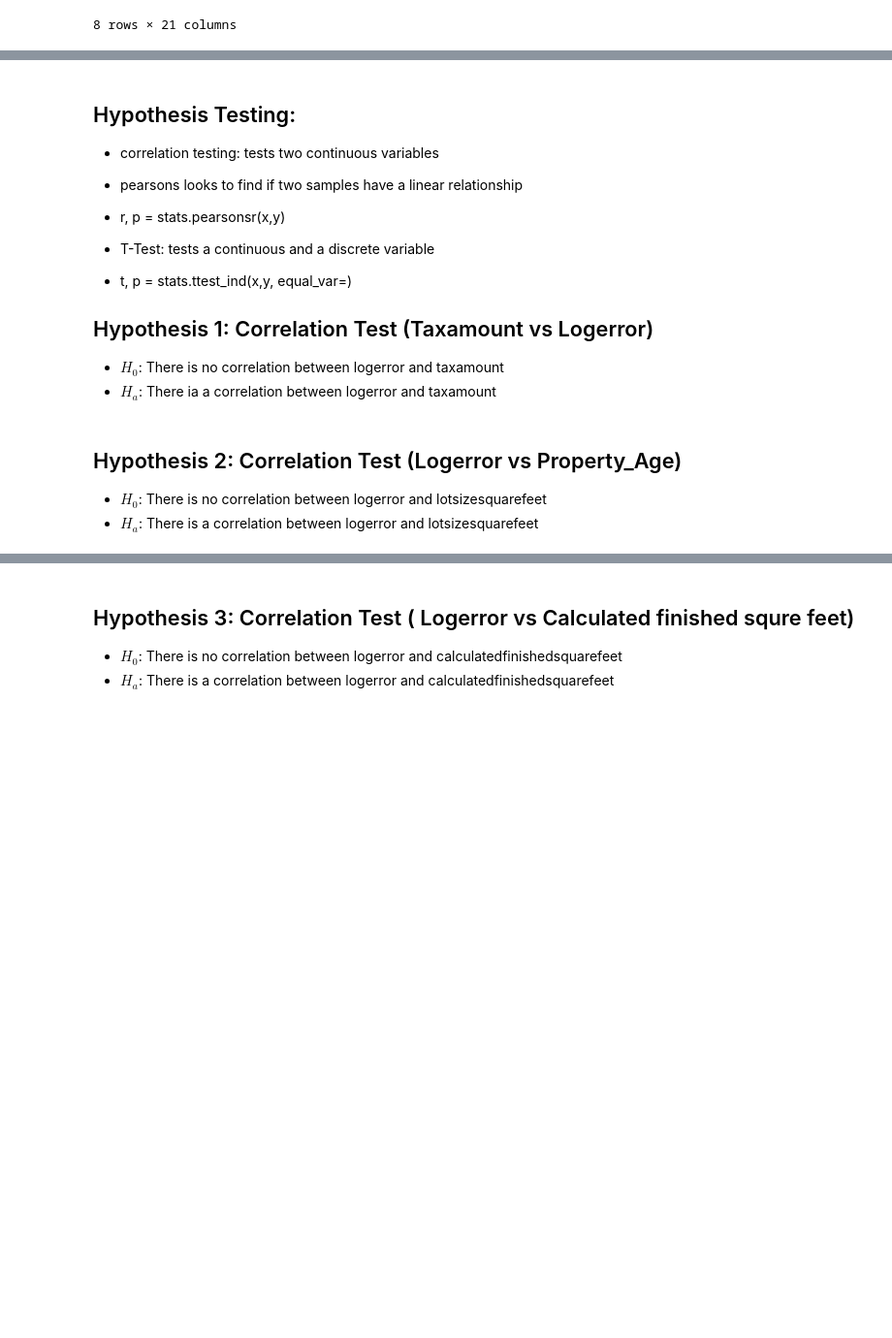
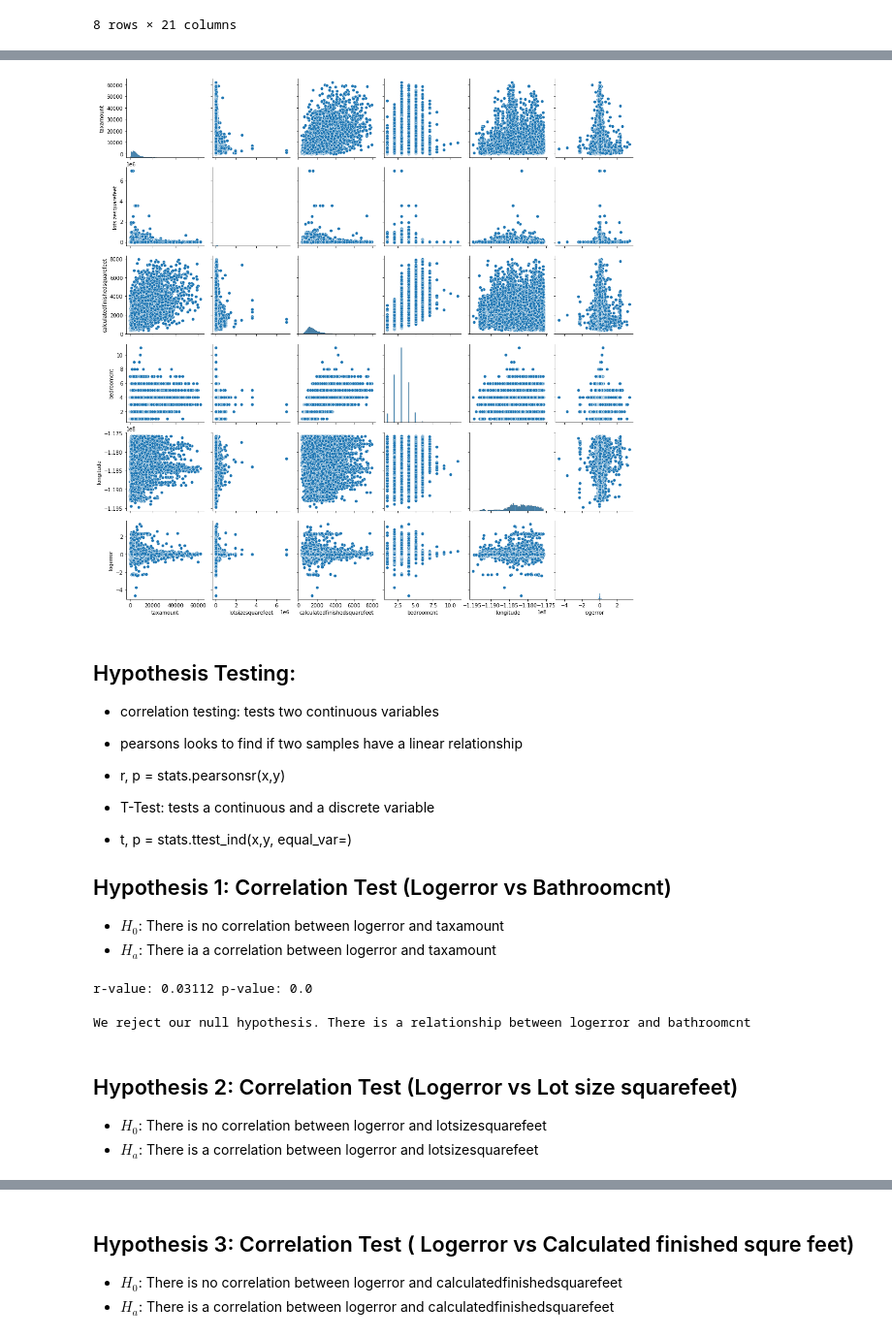
Before and after one commit to randyfrench/clustering-project-zillow, a Jupyter notebook: clustering_zillow_project.ipynb, the cells around one changed output, grey strips where cells are left out. Shown at 97% size. Drawn from its saved outputs; the diff is of its cells as text; code cells hidden in the pictures; blank space fills up the shorter version.

```diff
--- a/clustering_zillow_project.ipynb
+++ b/clustering_zillow_project.ipynb
@@ -351,9 +428,11 @@ plt.show()
 # %%
 #create pairplot in train dataset
-cols = ['taxamount', 'lotsizesquarefeet', 'calculatedfinishedsquarefeet', 'bedroomcnt', 'logerror']
+cols = ['taxamount', 'lotsizesquarefeet', 'calculatedfinishedsquarefeet', 'bedroomcnt', 'longitude','logerror']
 
 sns.pairplot(data = train[cols])
 plt.show()
+# %% [output]
+[figure, added]
 # %% [markdown]
 ## Hypothesis Testing:
 - correlation testing: tests two continuous variables
@@ -364,22 +443,26 @@ plt.show()
 - t, p = stats.ttest_ind(x,y, equal_var=)
 
 
-## Hypothesis 1: Correlation Test (Taxamount vs Logerror)
+## Hypothesis 1: Correlation Test (Logerror vs Bathroomcnt)
 - $H_0$: There is no correlation between logerror and taxamount
 - $H_a$: There ia a correlation between logerror and taxamount
 # %%
 #set alpha
 alpha = .05
 
-r, p = stats.pearsonr(train.logerror, train.taxamount)
+r, p = stats.pearsonr(train.logerror, train.bathroomcnt)
 print('r-value:',round(r,5),'p-value:',round(p,5))
+# %% [output]
+r-value: 0.03112 p-value: 0.0
 # %%
 if p < alpha:
-    print('We reject our null hypothesis. There is a relationship between logerror and taxamount')
+    print('We reject our null hypothesis. There is a relationship between logerror and bathroomcnt')
 else:
-    print('We fail to reject null hypothesis. There is no relationship between logerror and taxamount')
+    print('We fail to reject null hypothesis. There is no relationship between logerror and bathroomcnt')
+# %% [output]
+We reject our null hypothesis. There is a relationship between logerror and bathroomcnt
 # %% [markdown]
-## Hypothesis 2: Correlation Test (Logerror vs Property_Age)
+## Hypothesis 2: Correlation Test (Logerror vs Lot size squarefeet)
 - $H_0$: There is no correlation between logerror and lotsizesquarefeet
 - $H_a$: There is a correlation between logerror and lotsizesquarefeet
 # %%
```
Also changed, not shown: parts of 113 cells of this notebook, 1 other file.
